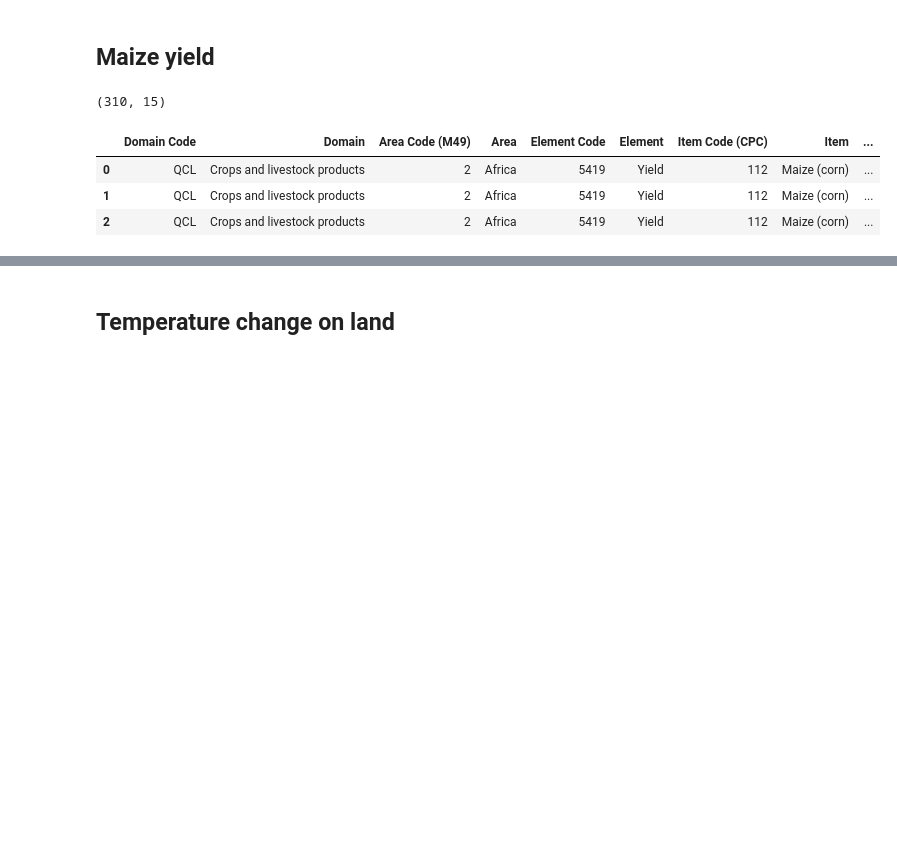
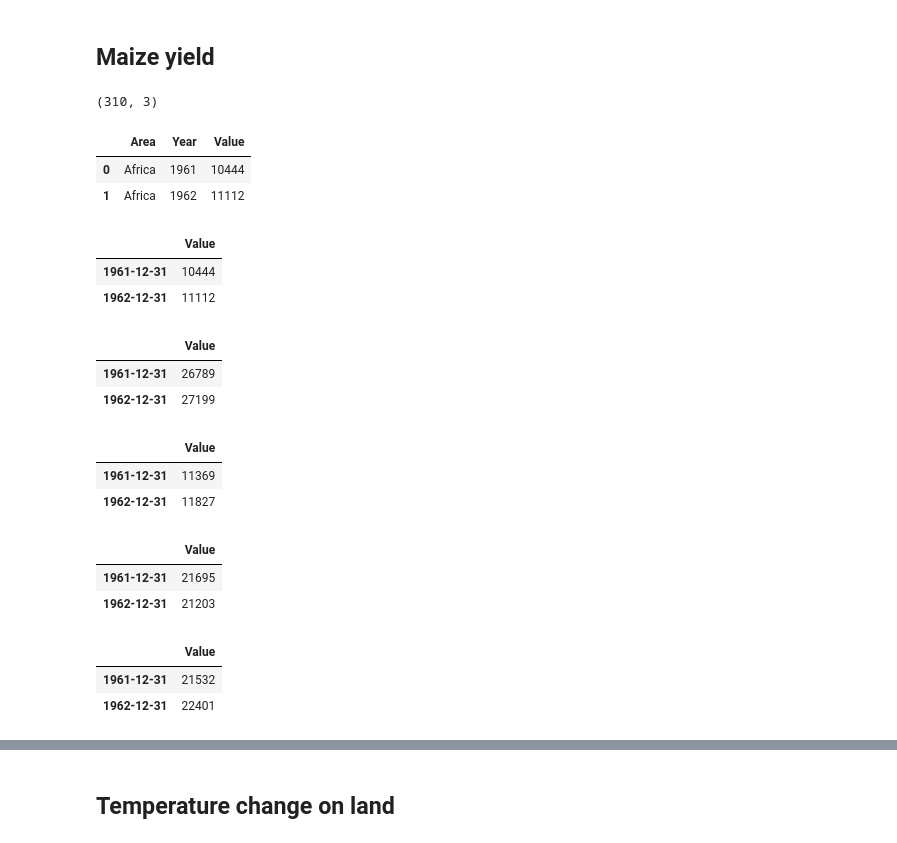
Before and after one commit to luigiselmi/climate, a Jupyter notebook: iia/fao/faostat_world_regions.ipynb, the cells around one changed output, grey strips where cells are left out. Saved outputs shown, nothing was run; the diff lists cells and outputs as text; code cells hidden in the pictures; blank space fills up the shorter version.

Commit message:
maize yield 5 continents

```diff
--- a/iia/fao/faostat_world_regions.ipynb
+++ b/iia/fao/faostat_world_regions.ipynb
@@ -38,16 +48,64 @@ GeoPandas version: 0.14.0
 # %% [markdown]
 ## Maize yield
 # %%
-#path_fao_dataset = 'data/FAOSTAT_maize_millet_world_yeld.csv'
-path_fao_dataset = 'data/FAOSTAT_maize_world_regions.csv'
-maize_world_regions_tmp_df = pd.read_csv(path_fao_dataset)
-maize_world_regions_tmp_df.shape
+path_maize_dataset = 'data/FAOSTAT_maize_world_regions.csv'
+maize_yield_world_regions_tmp_df = pd.read_csv(path_maize_dataset, usecols=['Area', 'Year', 'Value'])
+maize_yield_world_regions_tmp_df.shape
 # %% [output]
-(310, 15)
+(310, 3)
 # %%
-maize_world_regions_tmp_df.head(3)
+maize_yield_world_regions_tmp_df.head(2)
 # %% [output]
-|  | Domain Code | Domain | Area Code (M49) | Area | Element Code | Element | Item Code (CPC) | Item | ... |
-| 0 | QCL | Crops and livestock products | 2 | Africa | 5419 | Yield | 112 | Maize (corn) | ... |
-| 1 | QCL | Crops and livestock products | 2 | Africa | 5419 | Yield | 112 | Maize (corn) | ... |
-| 2 | QCL | Crops and livestock products | 2 | Africa | 5419 | Yield | 112 | Maize (corn) | ... |
+|  | Area | Year | Value |
+| 0 | Africa | 1961 | 10444 |
+| 1 | Africa | 1962 | 11112 |
+# %%
+maize_yield_africa_tmp_df = maize_yield_world_regions_tmp_df[maize_yield_world_regions_tmp_df['Area']=='Africa']
+maize_yield_africa_tmp_df.drop('Area', axis=1, inplace=True)
+maize_yield_africa_tmp_df.set_index(year_index, inplace=True)
+maize_yield_africa_tmp_df.drop('Year', axis=1, inplace=True)
+maize_yield_africa_tmp_df.head(2)
+# %% [output]
+|  | Value |
+| 1961-12-31 | 10444 |
+| 1962-12-31 | 11112 |
+# %%
+maize_yield_americas_tmp_df = maize_yield_world_regions_tmp_df[maize_yield_world_regions_tmp_df['Area']=='Americas']
+maize_yield_americas_tmp_df.drop('Area', axis=1, inplace=True)
+maize_yield_americas_tmp_df.set_index(year_index, inplace=True)
+maize_yield_americas_tmp_df.drop('Year', axis=1, inplace=True)
+maize_yield_americas_tmp_df.head(2)
+# %% [output]
+|  | Value |
+| 1961-12-31 | 26789 |
+| 1962-12-31 | 27199 |
+# %%
+maize_yield_asia_tmp_df = maize_yield_world_regions_tmp_df[maize_yield_world_regions_tmp_df['Area']=='Asia']
+maize_yield_asia_tmp_df.drop('Area', axis=1, inplace=True)
+maize_yield_asia_tmp_df.set_index(year_index, inplace=True)
+maize_yield_asia_tmp_df.drop('Year', axis=1, inplace=True)
+maize_yield_asia_tmp_df.head(2)
+# %% [output]
+|  | Value |
+| 1961-12-31 | 11369 |
+| 1962-12-31 | 11827 |
+# %%
+maize_yield_europe_tmp_df = maize_yield_world_regions_tmp_df[maize_yield_world_regions_tmp_df['Area']=='Europe']
+maize_yield_europe_tmp_df.drop('Area', axis=1, inplace=True)
+maize_yield_europe_tmp_df.set_index(year_index, inplace=True)
+maize_yield_europe_tmp_df.drop('Year', axis=1, inplace=True)
+maize_yield_europe_tmp_df.head(2)
+# %% [output]
+|  | Value |
+| 1961-12-31 | 21695 |
+| 1962-12-31 | 21203 |
+# %%
+maize_yield_oceania_tmp_df = maize_yield_world_regions_tmp_df[maize_yield_world_regions_tmp_df['Area']=='Oceania']
+maize_yield_oceania_tmp_df.drop('Area', axis=1, inplace=True)
+maize_yield_oceania_tmp_df.set_index(year_index, inplace=True)
+maize_yield_oceania_tmp_df.drop('Year', axis=1, inplace=True)
+maize_yield_oceania_tmp_df.head(2)
+# %% [output]
+|  | Value |
+| 1961-12-31 | 21532 |
+| 1962-12-31 | 22401 |
```
Also changed, not shown: parts of 11 cells of this notebook.
